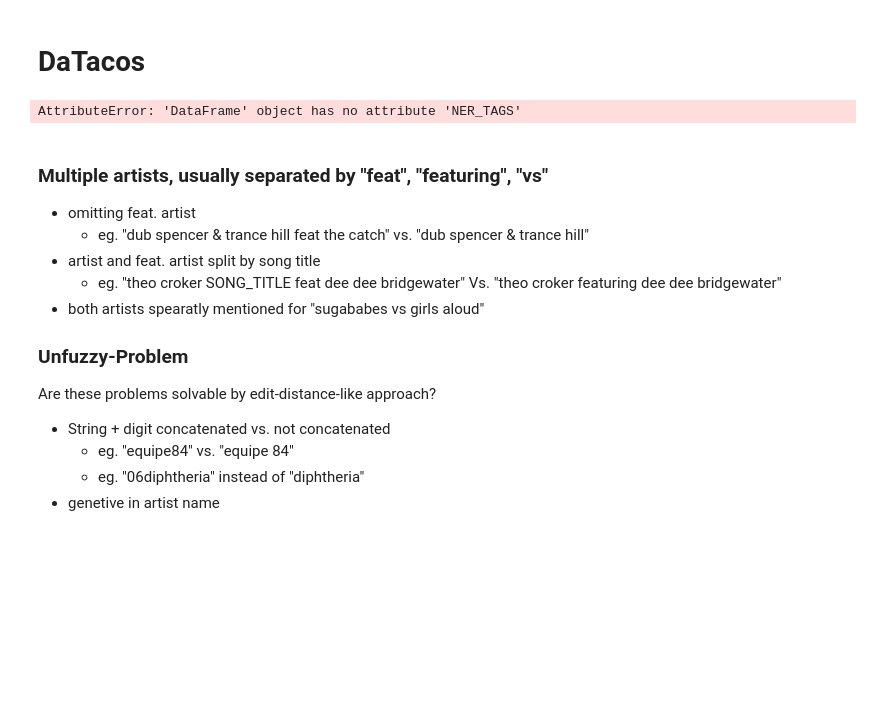
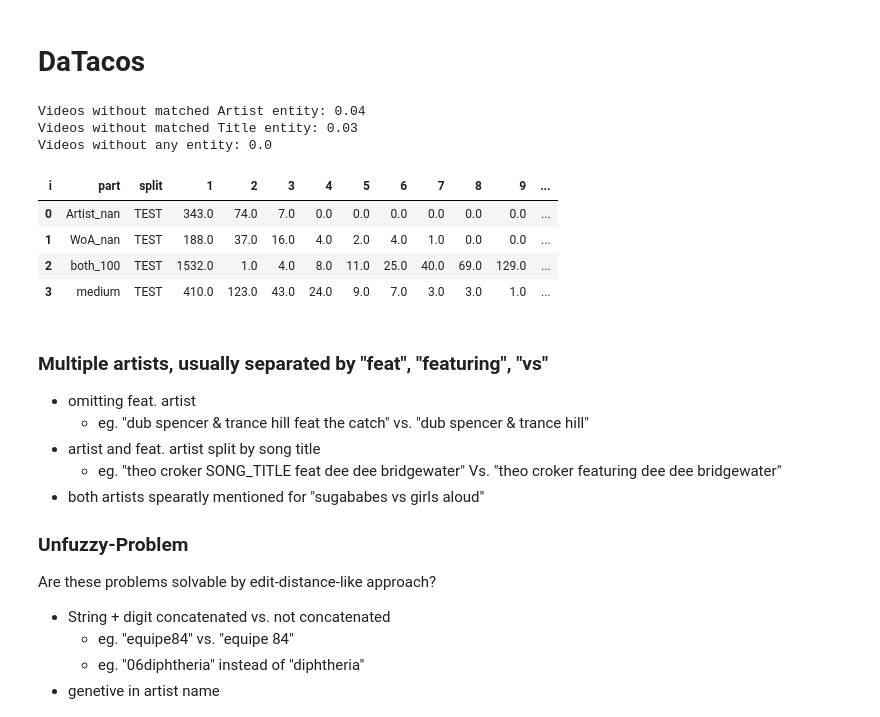
Before and after one commit to progsi/YTUnCoverLLM, a Jupyter notebook: notebooks/IOB_analysis.ipynb, the cells around one changed output. Cells and saved outputs as stored; diff of their text form; code cells hidden in the pictures; blank space fills up the shorter version.

```diff
--- a/notebooks/IOB_analysis.ipynb
+++ b/notebooks/IOB_analysis.ipynb
@@ -10,21 +10,30 @@ warnings.simplefilter(action="ignore", category=SettingWithCopyWarning)
 B_ARTIST = "B-Artist"
 B_WOA = "B-WoA"
 
-data = pd.read_parquet("../data/intermediate/datacos_biotag.parquet").drop("ver_id", axis=1)
+Artist_nan = "Artist_nan"
+WoA_nan = "WoA_nan"
+both_nan = "both_nan"
 
-# data without artist and title tags each
-data_noartist = data.loc[~data.NER_TAGS.apply(lambda x: B_ARTIST in x), :]
-data_noartist.yt_processed = data_noartist.yt_processed.str.replace("\n", " ").str.replace("\t", " ")
-data_noartist.drop(["NER_TAGS", "TEXT"], axis=1).to_parquet("../data/analysis/datacos_noartist.parquet")
+data = pd.read_parquet("../data/intermediate/datacos_IOB.parquet").drop("ver_id", axis=1)
 
-data_notitle = data.loc[~data.NER_TAGS.apply(lambda x: B_WOA in x), :]
-data_notitle.yt_processed = data_notitle.yt_processed.str.replace("\n", " ").str.replace("\t", " ")
-data_notitle.drop(["NER_TAGS", "TEXT"], axis=1).to_parquet("../data/analysis/datacos_notitle.parquet")
-
-print(f"Videos without matched Artist entity: {round(len(data_noartist)/len(data), 2)}")
-print(f"Videos without matched Title entity: {round(len(data_notitle)/len(data), 2)}")
+print(f"Videos without matched Artist entity: {round(len(data[data.part == Artist_nan])/len(data), 2)}")
+print(f"Videos without matched Title entity: {round(len(data[data.part == WoA_nan])/len(data), 2)}")
+print(f"Videos without any entity: {round(len(data[data.part == both_nan])/len(data), 2)}")
 # %% [output]
-AttributeError: 'DataFrame' object has no attribute 'NER_TAGS'
+Videos without matched Artist entity: 0.04
+Videos without matched Title entity: 0.03
+Videos without any entity: 0.0
+# %%
+grouped = data.groupby(['part', 'split', 'set_id']).size().reset_index(name='i')
+sizes = grouped.groupby(['part', 'split', 'i']).size().reset_index(name='num_set_ids')
+pivoted = sizes.pivot_table(index=['part', 'split'], columns='i', values='num_set_ids', fill_value=0).reset_index()
+pivoted
+# %% [output]
+| i | part | split | 1 | 2 | 3 | 4 | 5 | 6 | 7 | 8 | 9 | ... |
+| 0 | Artist_nan | TEST | 343.0 | 74.0 | 7.0 | 0.0 | 0.0 | 0.0 | 0.0 | 0.0 | 0.0 | ... |
+| 1 | WoA_nan | TEST | 188.0 | 37.0 | 16.0 | 4.0 | 2.0 | 4.0 | 1.0 | 0.0 | 0.0 | ... |
+| 2 | both_100 | TEST | 1532.0 | 1.0 | 4.0 | 8.0 | 11.0 | 25.0 | 40.0 | 69.0 | 129.0 | ... |
+| 3 | medium | TEST | 410.0 | 123.0 | 43.0 | 24.0 | 9.0 | 7.0 | 3.0 | 3.0 | 1.0 | ... |
 # %% [markdown]
 ### Multiple artists, usually separated by "feat", "featuring", "vs"
 - omitting feat. artist
```
Also changed, not shown: parts of 12 cells of this notebook.
